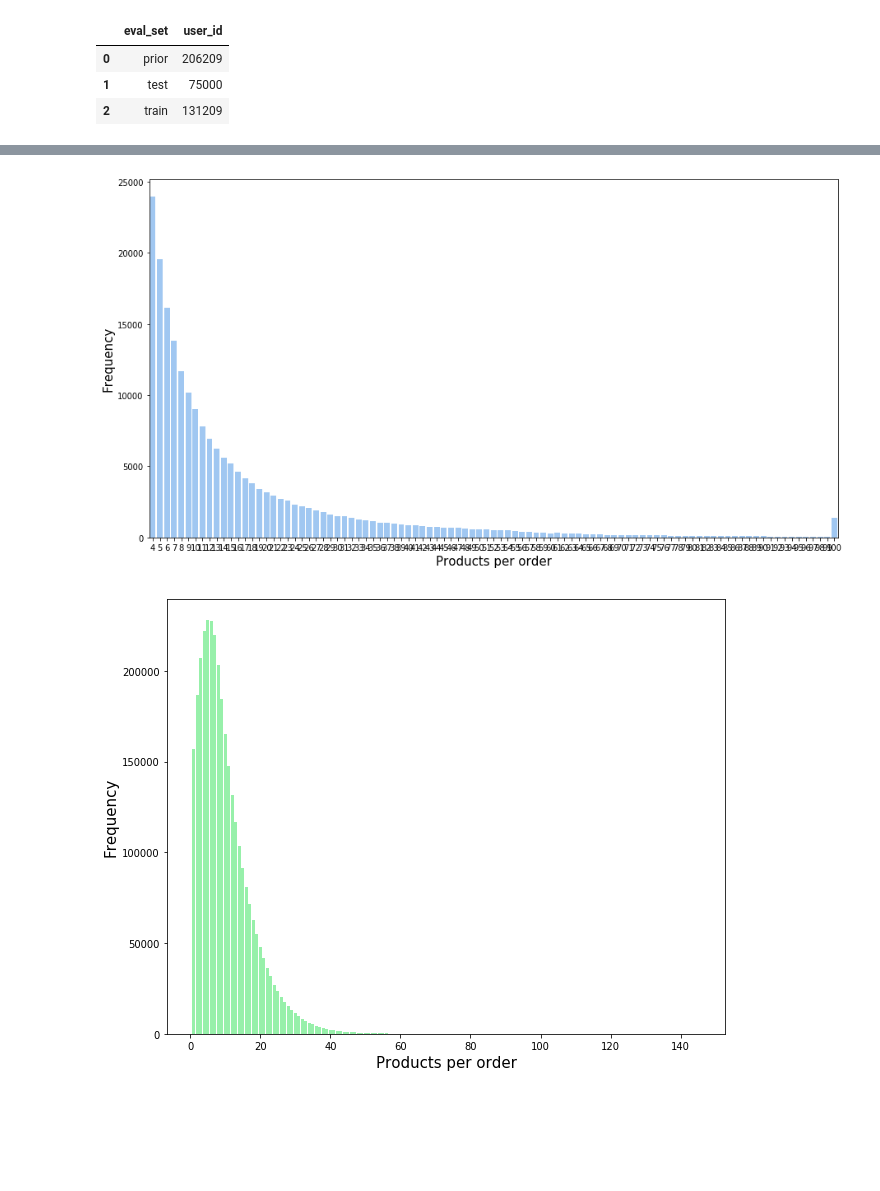
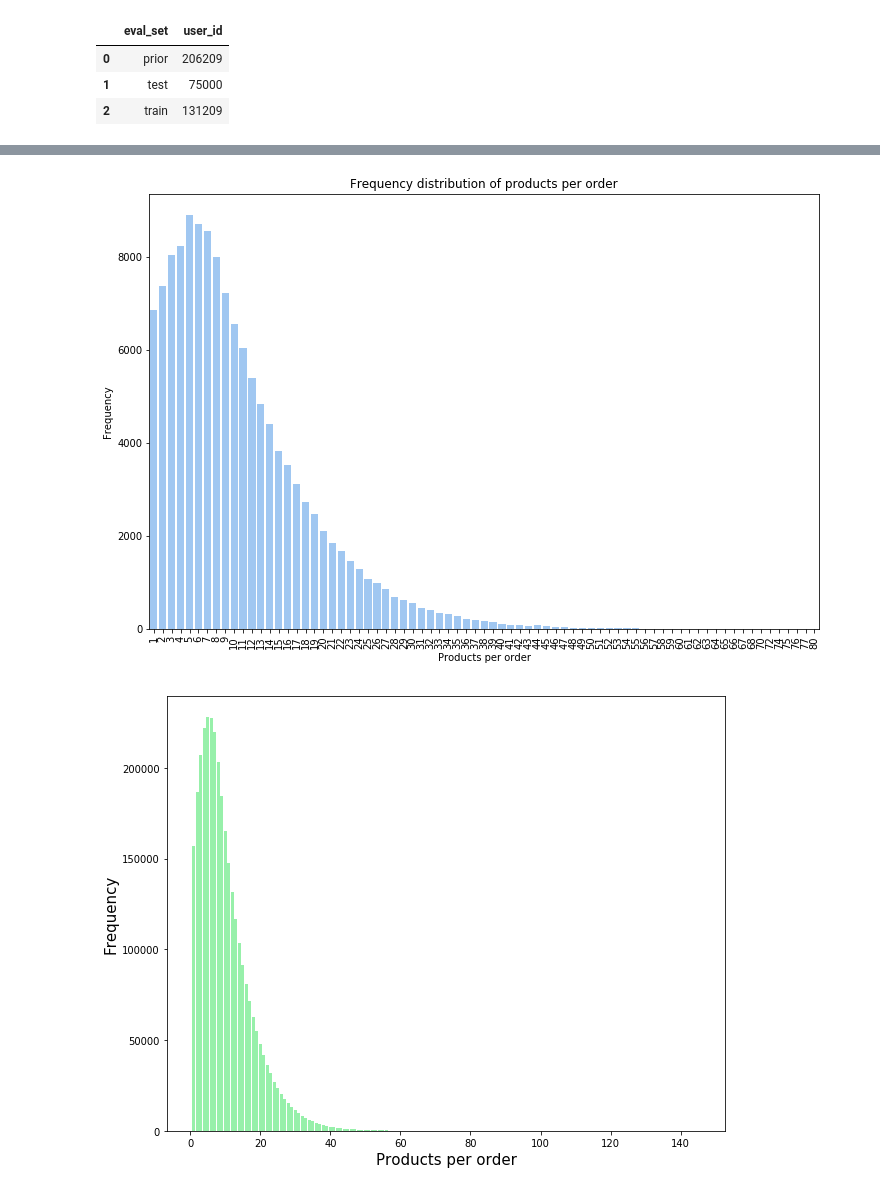
Before and after one commit to nakulcr7/recommender-system-instacart, a Jupyter notebook: src/eda.ipynb, the cells around one changed output, grey strips where cells are left out. Cells and saved outputs as stored; diff of their text form; code cells hidden in the pictures; blank space fills up the shorter version.

```diff
--- a/src/eda.ipynb
+++ b/src/eda.ipynb
@@ -129,25 +142,26 @@ plt.show()
+# %%
+# Train set
+order_product_count = df_order_products_train.groupby("order_id")["add_to_cart_order"].aggregate(max).reset_index().add_to_cart_order.value_counts()
+
+plt.figure(figsize=(12,8))
+sns.barplot(order_product_count.index, order_product_count.values, color=colors[0])
+plt.ylabel('Frequency')
+plt.xticks(rotation="vertical")
+plt.title("Frequency distribution of products per order")
+plt.xlabel('Products per order')
+plt.show()
+# %% [output]
+[figure, added]
 # %%
-# Train set
-order_product_count = df_order_products_train.groupby("order_id")["add_to_cart_order"].aggregate(max).reset_index().add_to_cart_order.value_counts()
+# Prior set
+order_product_count = df_order_products_prior.groupby("order_id")["add_to_cart_order"].aggregate(max).reset_index().add_to_cart_order.value_counts()
 
-plt.figure(figsize=(15,8))
-sns.barplot(user_order_count.index, user_order_count.values, color=colors[0])
+plt.figure(figsize=(12,8))
+plt.bar(order_product_count.index, order_product_count.values, color=colors[1])
 plt.ylabel('Frequency', fontsize=15)
 # Add title
 plt.xlabel('Products per order', fontsize=15)
 plt.show()
 # %% [output]
-[figure, old version]
+[figure, new version]
-# %%
-# Prior set
-order_product_count = df_order_products_prior.groupby("order_id")["add_to_cart_order"].aggregate(max).reset_index().add_to_cart_order.value_counts()
-
-plt.figure(figsize=(10,8))
-plt.bar(order_product_count.index, order_product_count.values, color=colors[1])
-plt.ylabel('Frequency', fontsize=15)
-# Add title
-plt.xlabel('Products per order', fontsize=15)
-plt.show()
-# %% [output]
-[figure, removed]
 # %%
```
Also changed, not shown: parts of 10 cells of this notebook, 2 other files.
